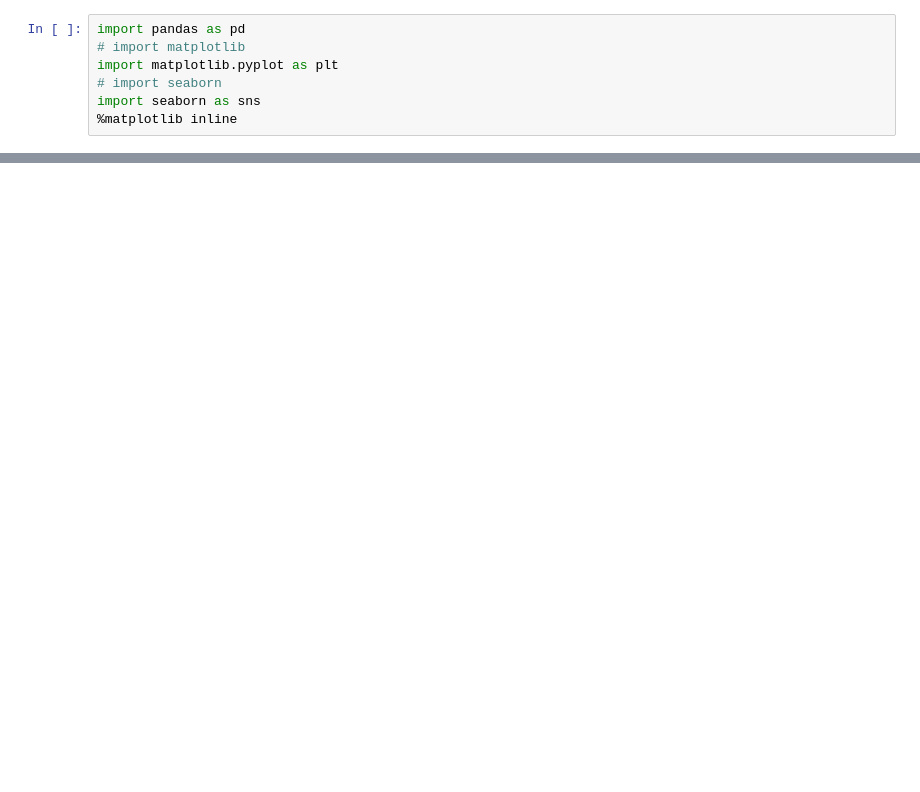
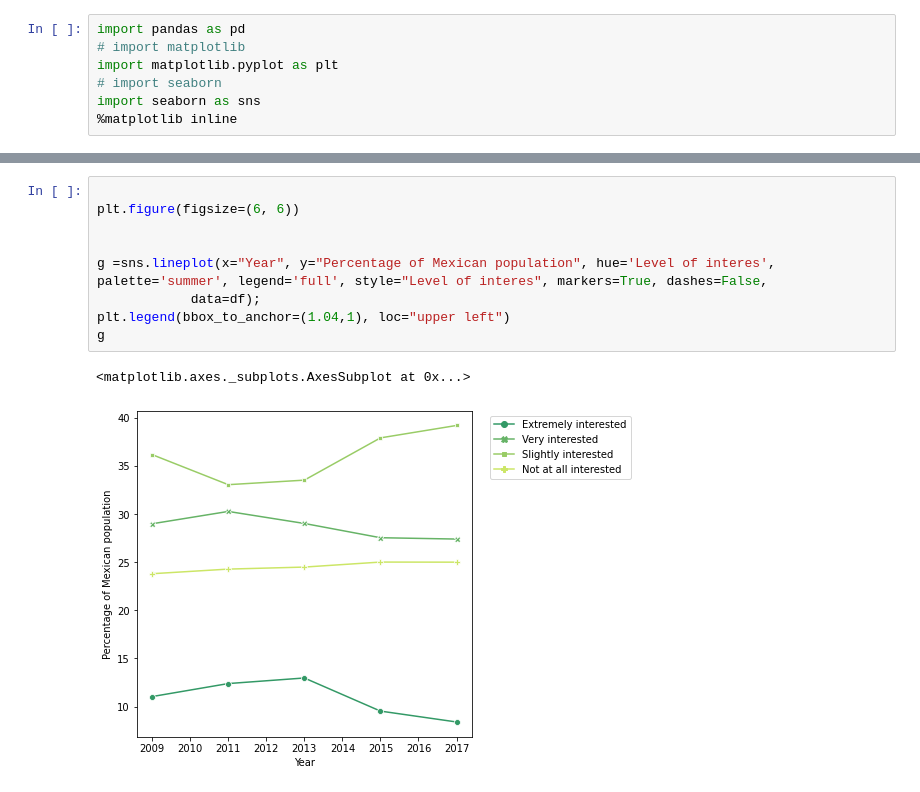
Before and after one commit to greci-gareli/Maps_Bar_Aim1, a Jupyter notebook: Introduction.ipynb, the cells around one changed output, grey strips where cells are left out. Drawn from its saved outputs; the diff is of its cells as text; blank space fills up the shorter version.

```diff
--- a/Introduction.ipynb
+++ b/Introduction.ipynb
@@ -10,3 +69,15 @@ import seaborn as sns
+# %%
+
+plt.figure(figsize=(6, 6))
+
+
+g =sns.lineplot(x="Year", y="Percentage of Mexican population", hue='Level of interes', palette='summer', legend='full', style="Level of interes", markers=True, dashes=False,
+            data=df);
+plt.legend(bbox_to_anchor=(1.04,1), loc="upper left")
+g
+# %% [output]
+<matplotlib.axes._subplots.AxesSubplot at 0x...>
+[figure, added]
 # %%
 from google.colab import drive
 drive.mount('/content/gdrive')
```
Also changed, not shown: parts of 10 cells of this notebook.
